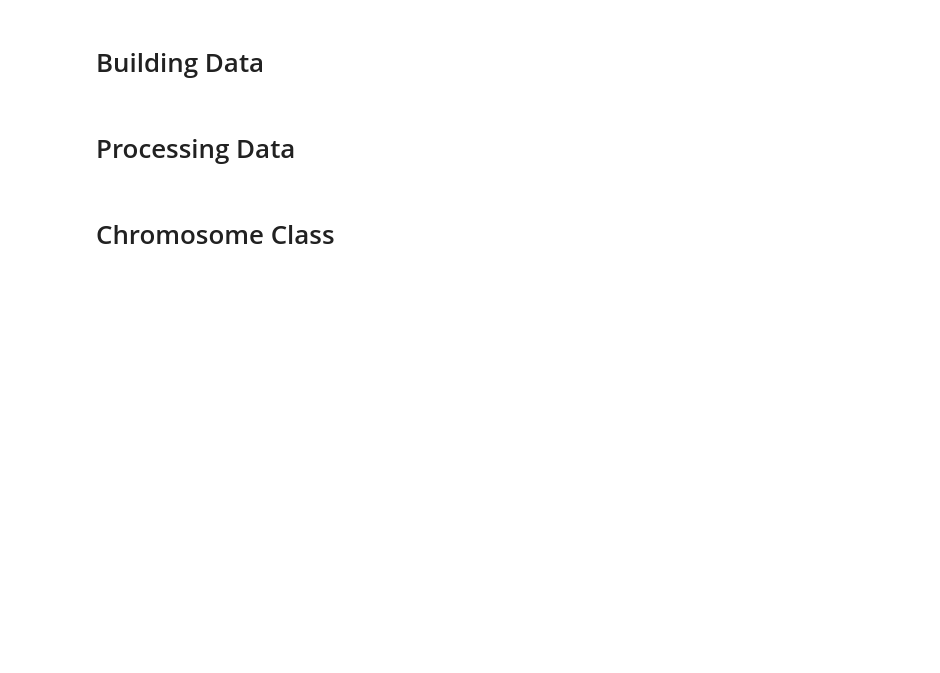
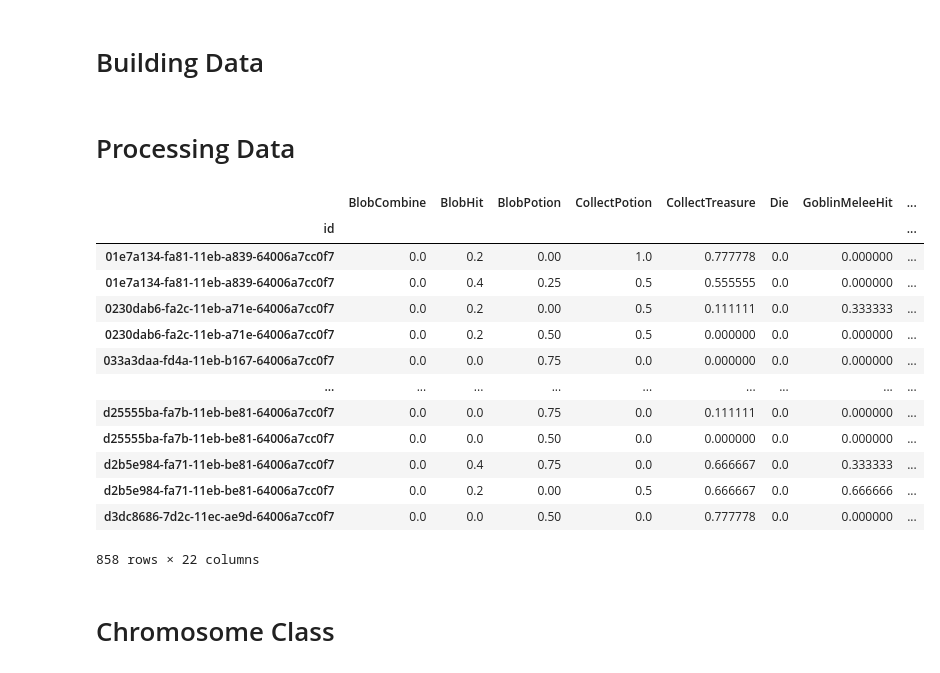
Before and after one commit to mcgreentn/md2_mechanic_analysis, a Jupyter notebook: GA Clustering.ipynb, the cells around one changed output. Saved outputs shown, nothing was run; the diff lists cells and outputs as text; code cells hidden in the pictures; blank space fills up the shorter version.

```diff
--- a/GA Clustering.ipynb
+++ b/GA Clustering.ipynb
@@ -208,3 +243,20 @@ import_mechs = mechanics + ["EndTurn", "EnemyKill"]
+# %%
+n_user_data
+# %% [output]
+|  | BlobCombine | BlobHit | BlobPotion | CollectPotion | CollectTreasure | Die | GoblinMeleeHit | ... |
+| id |  |  |  |  |  |  |  | ... |
+| 01e7a134-fa81-11eb-a839-64006a7cc0f7 | 0.0 | 0.2 | 0.00 | 1.0 | 0.777778 | 0.0 | 0.000000 | ... |
+| 01e7a134-fa81-11eb-a839-64006a7cc0f7 | 0.0 | 0.4 | 0.25 | 0.5 | 0.555555 | 0.0 | 0.000000 | ... |
+| 0230dab6-fa2c-11eb-a71e-64006a7cc0f7 | 0.0 | 0.2 | 0.00 | 0.5 | 0.111111 | 0.0 | 0.333333 | ... |
+| 0230dab6-fa2c-11eb-a71e-64006a7cc0f7 | 0.0 | 0.2 | 0.50 | 0.5 | 0.000000 | 0.0 | 0.000000 | ... |
+| 033a3daa-fd4a-11eb-b167-64006a7cc0f7 | 0.0 | 0.0 | 0.75 | 0.0 | 0.000000 | 0.0 | 0.000000 | ... |
+| ... | ... | ... | ... | ... | ... | ... | ... | ... |
+| d25555ba-fa7b-11eb-be81-64006a7cc0f7 | 0.0 | 0.0 | 0.75 | 0.0 | 0.111111 | 0.0 | 0.000000 | ... |
+| d25555ba-fa7b-11eb-be81-64006a7cc0f7 | 0.0 | 0.0 | 0.50 | 0.0 | 0.000000 | 0.0 | 0.000000 | ... |
+| d2b5e984-fa71-11eb-be81-64006a7cc0f7 | 0.0 | 0.4 | 0.75 | 0.0 | 0.666667 | 0.0 | 0.333333 | ... |
+| d2b5e984-fa71-11eb-be81-64006a7cc0f7 | 0.0 | 0.2 | 0.00 | 0.5 | 0.666667 | 0.0 | 0.666666 | ... |
+| d3dc8686-7d2c-11ec-ae9d-64006a7cc0f7 | 0.0 | 0.0 | 0.50 | 0.0 | 0.777778 | 0.0 | 0.000000 | ... |
+858 rows × 22 columns
 # %% [markdown]
 # Chromosome Class
 # %%
```
Also changed, not shown: parts of 6 cells of this notebook, 1 other file.
